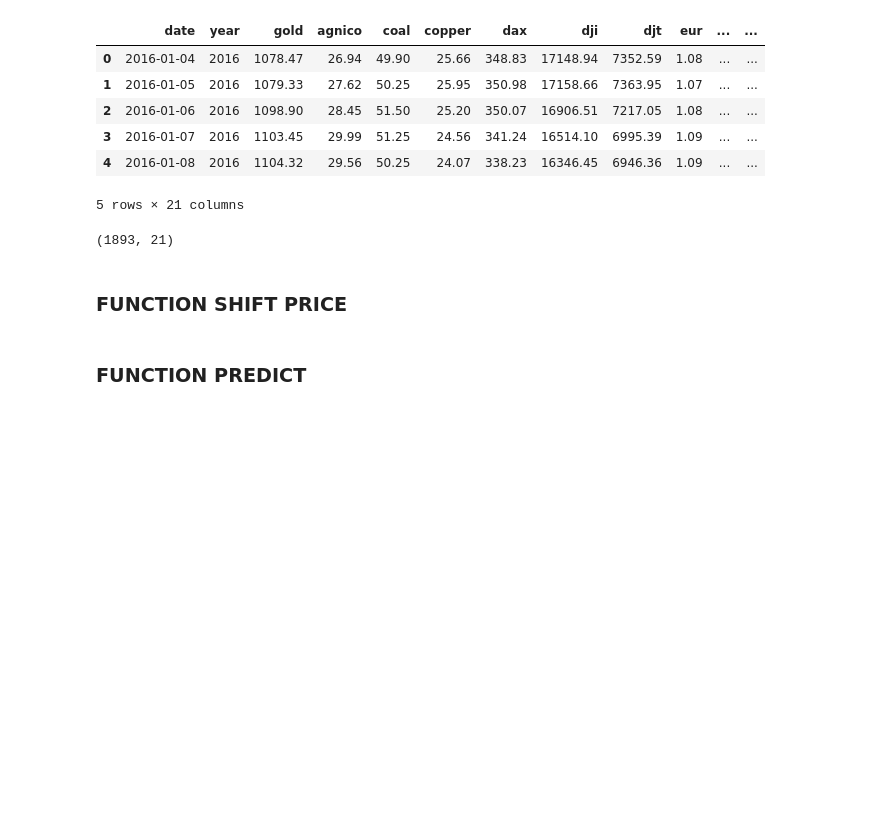
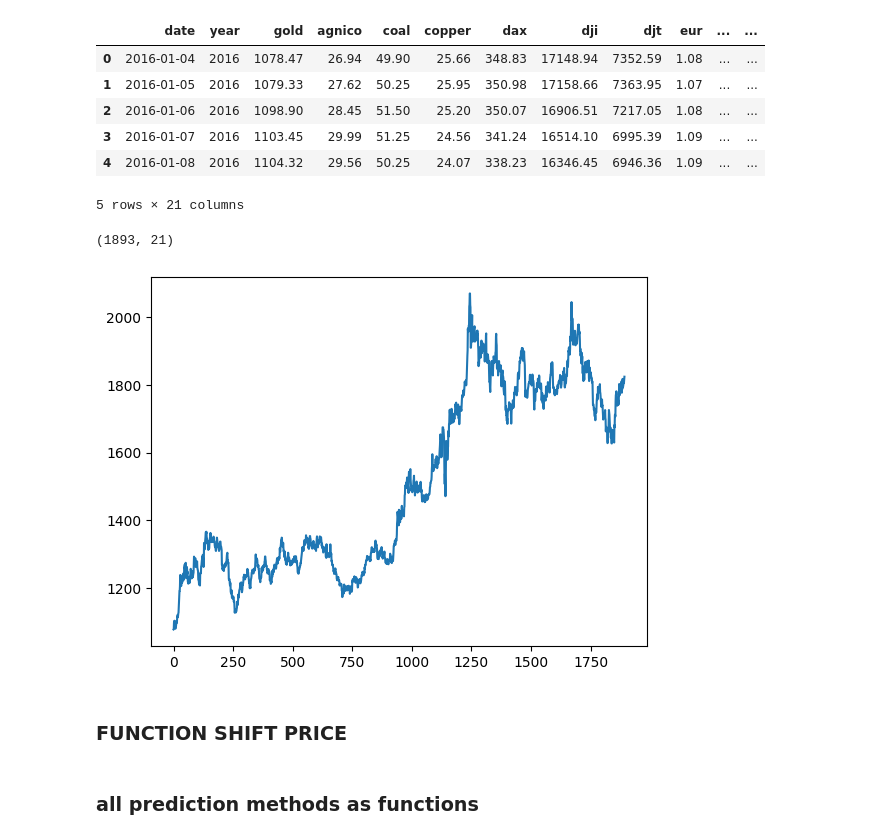
Before and after one commit to mdimasaac/predicting-gold-price, a Jupyter notebook: unfinished extra part - dont open yet/STEP 4.ipynb, the cells around one changed output. Cells and saved outputs as stored; diff of their text form; code cells hidden in the pictures; blank space fills up the shorter version.

```diff
--- a/unfinished extra part - dont open yet/STEP 4.ipynb
+++ b/unfinished extra part - dont open yet/STEP 4.ipynb
@@ -17,6 +17,11 @@ df.shape
 | 4 | 2016-01-08 | 2016 | 1104.32 | 29.56 | 50.25 | 24.07 | 338.23 | 16346.45 | 6946.36 | 1.09 | ... | ... |
 5 rows × 21 columns
 (1893, 21)
+# %%
+plt.plot(df.gold)
+plt.show()
+# %% [output]
+[figure, added]
 # %%
 from sklearn import linear_model
 from sklearn.metrics import r2_score
@@ -42,6 +47,6 @@ def shift_price(df, days_ahead):
     new = dftry.iloc[-days_ahead:]
     data = dftry.iloc[0:-days_ahead]
     return new, data, hidden
-# %% [markdown]
-### FUNCTION PREDICT
+# %% [markdown]
+### all prediction methods as functions
 # %%
```
Also changed, not shown: parts of 14 cells of this notebook, 4 other files.
